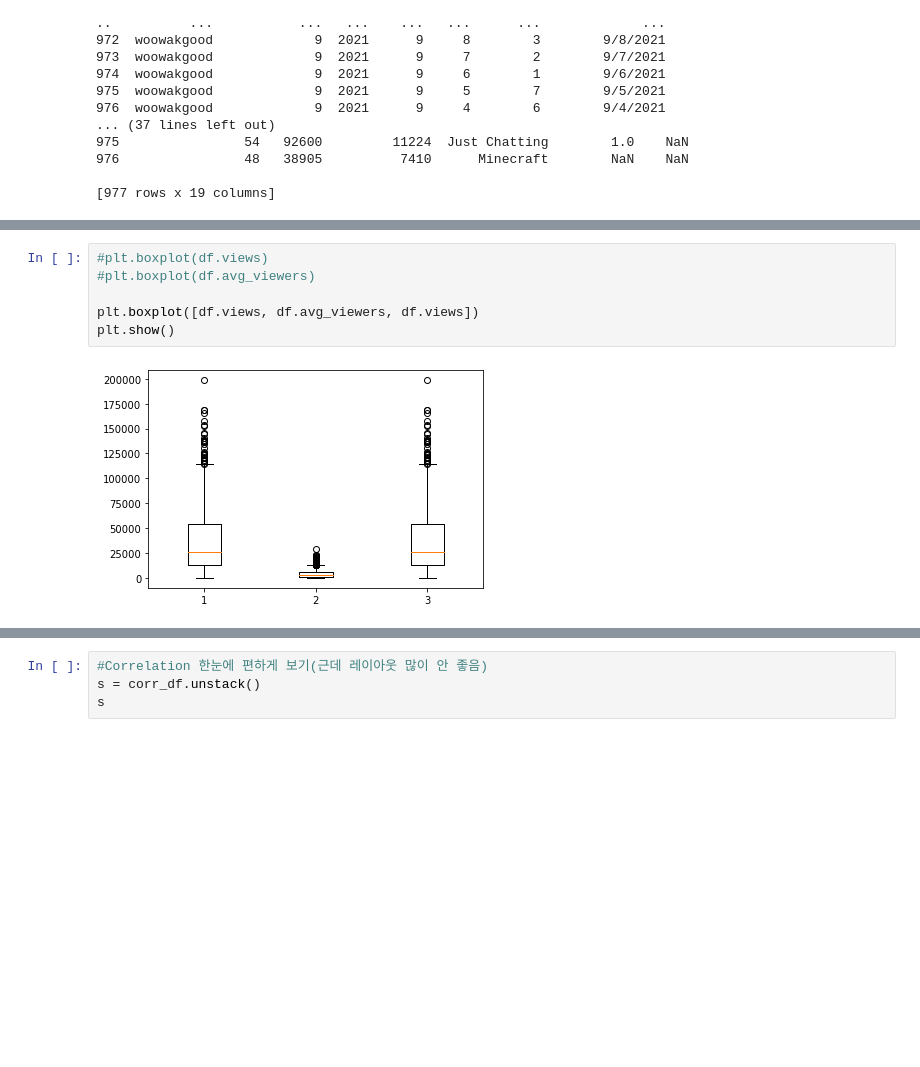
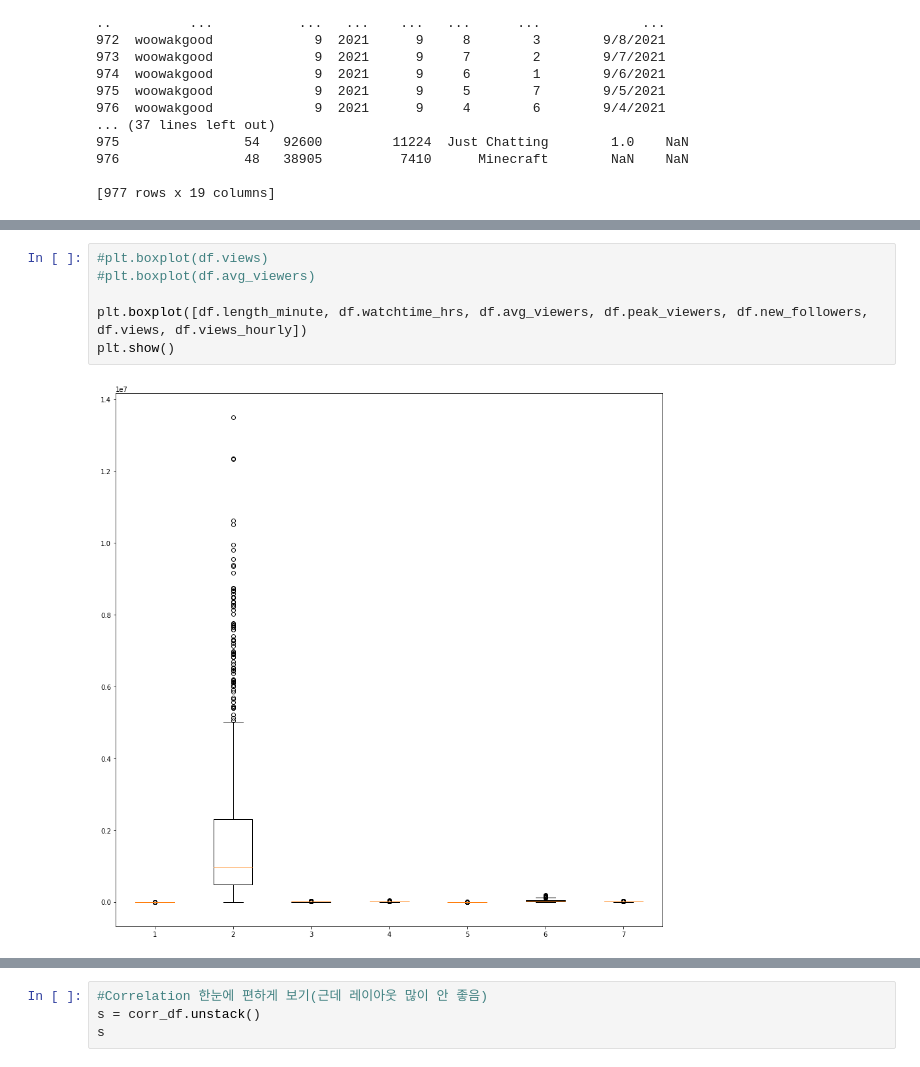
Before and after one commit to kyseshim/twitch_stream_analysis, a Jupyter notebook: tw_data.ipynb, the cells around one changed output, grey strips where cells are left out. Cells and saved outputs as stored; diff of their text form; blank space fills up the shorter version.

Commit message:
Updated(Data check)
Data sporadic graph added

```diff
--- a/tw_data.ipynb
+++ b/tw_data.ipynb
@@ -55,8 +75,8 @@ corr_df
 # %%
 #plt.boxplot(df.views)
 #plt.boxplot(df.avg_viewers)
 
-plt.boxplot([df.views, df.avg_viewers, df.views])
+plt.boxplot([df.length_minute, df.watchtime_hrs, df.avg_viewers, df.peak_viewers, df.new_followers, df.views, df.views_hourly])
 plt.show()
 # %% [output]
-[figure, old version]
+[figure, new version]
```
Also changed, not shown: parts of 3 cells of this notebook.
